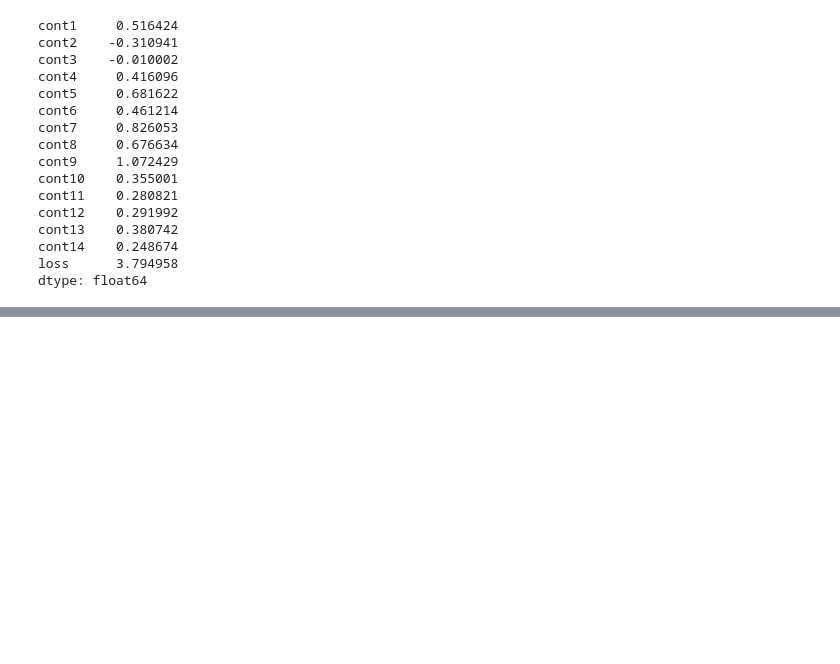
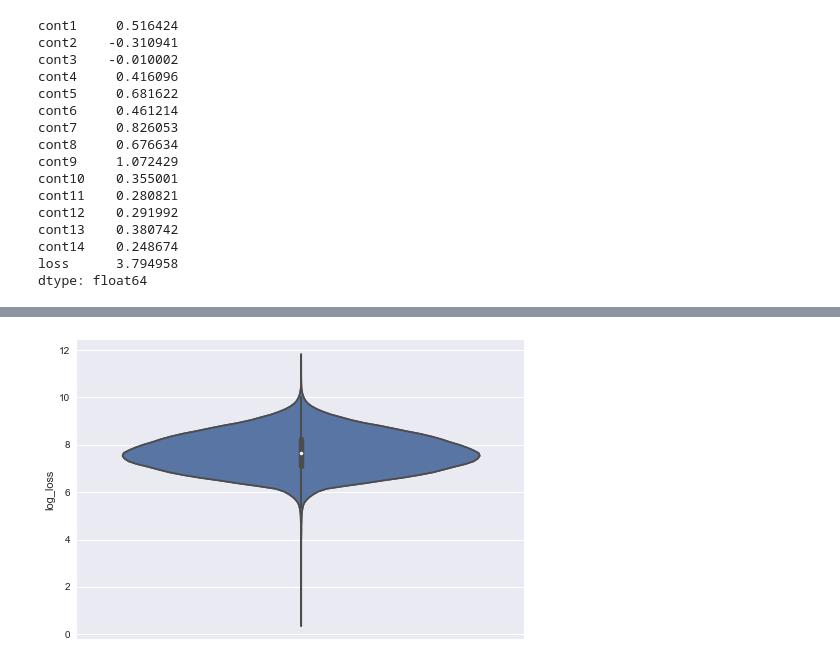
Before and after one commit to prabha-git/kaggle, a Jupyter notebook: Allstate Claims Severity/Exploratory study on ML algorithms.ipynb, the cells around one changed output, grey strips where cells are left out. Saved outputs shown, nothing was run; the diff lists cells and outputs as text; code cells hidden in the pictures; blank space fills up the shorter version.

```diff
--- a/Allstate Claims Severity/Exploratory study on ML algorithms.ipynb
+++ b/Allstate Claims Severity/Exploratory study on ML algorithms.ipynb
@@ -59,0 +94,9 @@ dtype: float64
+# %%
+#Data Transformation
+#Skew correction
+train_conti['log_loss']=np.log1p(train_conti['loss'])
+# %%
+sns.violinplot(data=train_conti,y='log_loss')
+plt.show()
+# %% [output]
+[figure, added]
```
Also changed, not shown: parts of 15 cells of this notebook.
